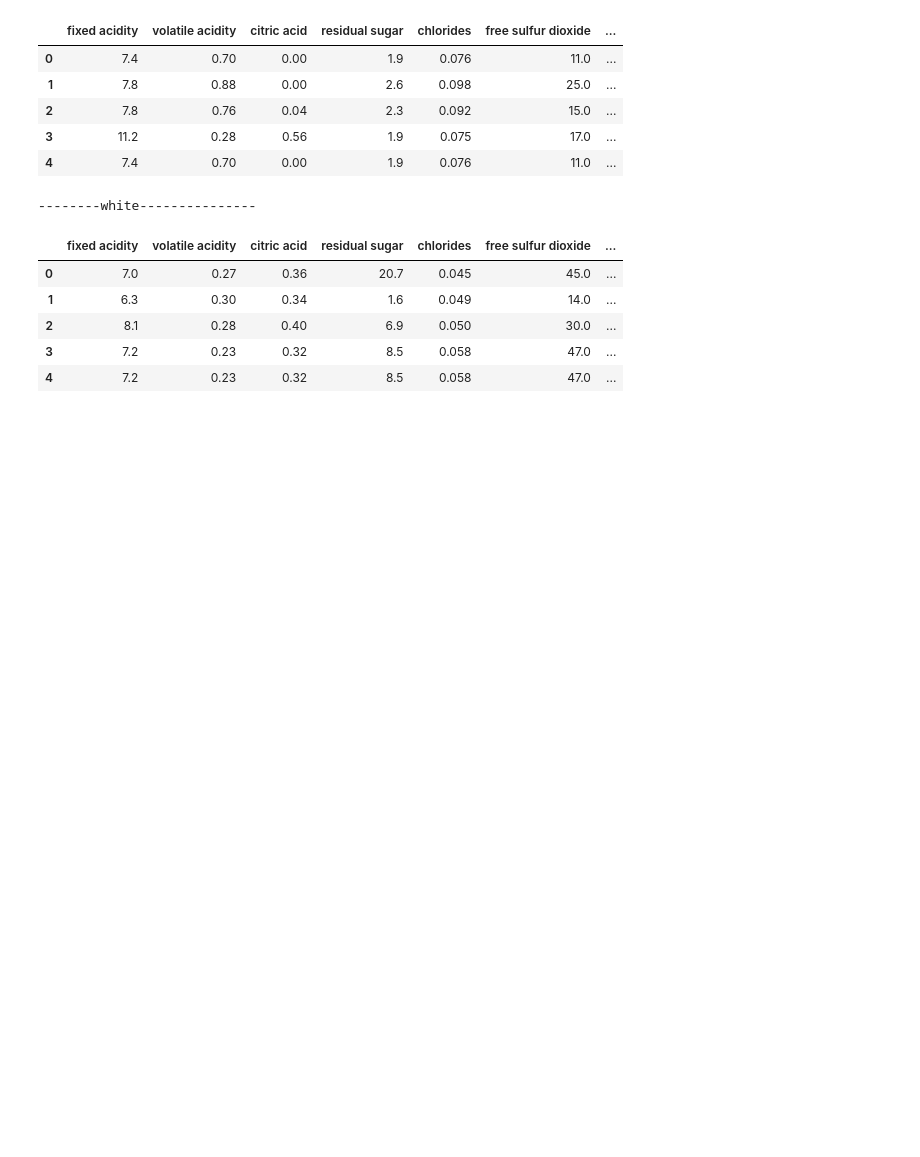
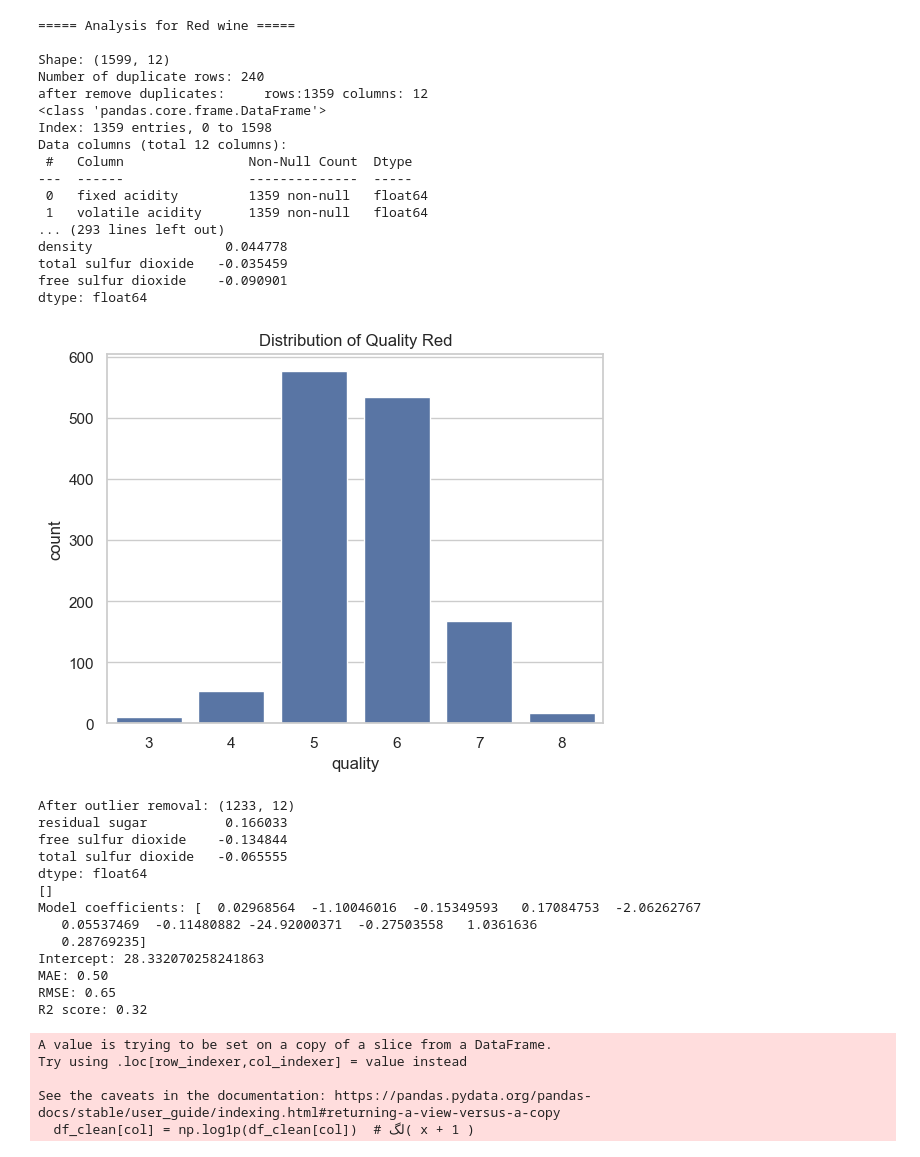
Before and after one commit to sghorbani/Wine_Quality_Estimation_Using_Chemical_Analysis, a Jupyter notebook: notebooks/wine_quality_estimation.ipynb, the cells around one changed output. Cells and saved outputs as stored; diff of their text form; code cells hidden in the pictures; blank space fills up the shorter version.

Commit message:
wine

```diff
--- a/notebooks/wine_quality_estimation.ipynb
+++ b/notebooks/wine_quality_estimation.ipynb
@@ -1,24 +0,0 @@
-# %%
-import numpy as np
-import pandas as pd
-import matplotlib.pyplot as plt
-import seaborn as sns
-from sklearn.preprocessing import StandardScaler
-from sklearn.model_selection import train_test_split
-from sklearn.linear_model import LinearRegression
-from sklearn.metrics import mean_absolute_error, mean_squared_error, r2_score
-from IPython.display import display
-
-columns=['fixed acidity','volatile acidity','citric acid','residual sugar','chlorides','free sulfur dioxide','total sulfur dioxide','density','pH','sulphates','alcohol','quality']
-
-
-df_red = pd.read_csv('../data/winequality-red.csv', sep=';', encoding='utf-8')
-
-df_red.head()
-# %% [output]
-|  | fixed acidity | volatile acidity | citric acid | residual sugar | chlorides | free sulfur dioxide | ... |
-| 0 | 7.4 | 0.70 | 0.00 | 1.9 | 0.076 | 11.0 | ... |
-| 1 | 7.8 | 0.88 | 0.00 | 2.6 | 0.098 | 25.0 | ... |
-| 2 | 7.8 | 0.76 | 0.04 | 2.3 | 0.092 | 15.0 | ... |
-| 3 | 11.2 | 0.28 | 0.56 | 1.9 | 0.075 | 17.0 | ... |
-| 4 | 7.4 | 0.70 | 0.00 | 1.9 | 0.076 | 11.0 | ... |
@@ -25,13 +147,44 @@ df_red.head()
 # %%
+
+df_red = pd.read_csv('../data/winequality-red.csv', sep=';', encoding='utf-8')
 df_white = pd.read_csv('../data/winequality-white.csv', sep=';', encoding='utf-8')
 
-print('--------white---------------')
-df_white .head()
+analyze_wine(df_red,"Red")
+analyze_wine(df_white,"Shite")
 # %% [output]
---------white---------------
+===== Analysis for Red wine =====
+
+Shape: (1599, 12)
+Number of duplicate rows: 240
+after remove duplicates:     rows:1359 columns: 12
+<class 'pandas.core.frame.DataFrame'>
+Index: 1359 entries, 0 to 1598
+Data columns (total 12 columns):
+ #   Column                Non-Null Count  Dtype
+---  ------                --------------  -----
+ 0   fixed acidity         1359 non-null   float64
+ 1   volatile acidity      1359 non-null   float64
+... (293 lines left out)
+density                 0.044778
+total sulfur dioxide   -0.035459
+free sulfur dioxide    -0.090901
+dtype: float64
-|  | fixed acidity | volatile acidity | citric acid | residual sugar | chlorides | free sulfur dioxide | ... |
-| 0 | 7.0 | 0.27 | 0.36 | 20.7 | 0.045 | 45.0 | ... |
-| 1 | 6.3 | 0.30 | 0.34 | 1.6 | 0.049 | 14.0 | ... |
-| 2 | 8.1 | 0.28 | 0.40 | 6.9 | 0.050 | 30.0 | ... |
-| 3 | 7.2 | 0.23 | 0.32 | 8.5 | 0.058 | 47.0 | ... |
-| 4 | 7.2 | 0.23 | 0.32 | 8.5 | 0.058 | 47.0 | ... |
+[figure, added]
+After outlier removal: (1233, 12)
+residual sugar          0.166033
+free sulfur dioxide    -0.134844
+total sulfur dioxide   -0.065555
+dtype: float64
+[]
+Model coefficients: [  0.02968564  -1.10046016  -0.15349593   0.17084753  -2.06262767
+   0.05537469  -0.11480882 -24.92000371  -0.27503558   1.0361636
+   0.28769235]
+Intercept: 28.332070258241863
+MAE: 0.50
+RMSE: 0.65
+R2 score: 0.32
+A value is trying to be set on a copy of a slice from a DataFrame.
+Try using .loc[row_indexer,col_indexer] = value instead
+
+See the caveats in the documentation: https://pandas.pydata.org/pandas-docs/stable/user_guide/indexing.html#returning-a-view-versus-a-copy
+  df_clean[col] = np.log1p(df_clean[col])  # لگ( x + 1 )
```
Also changed, not shown: parts of 8 cells of this notebook, 1 other file.
